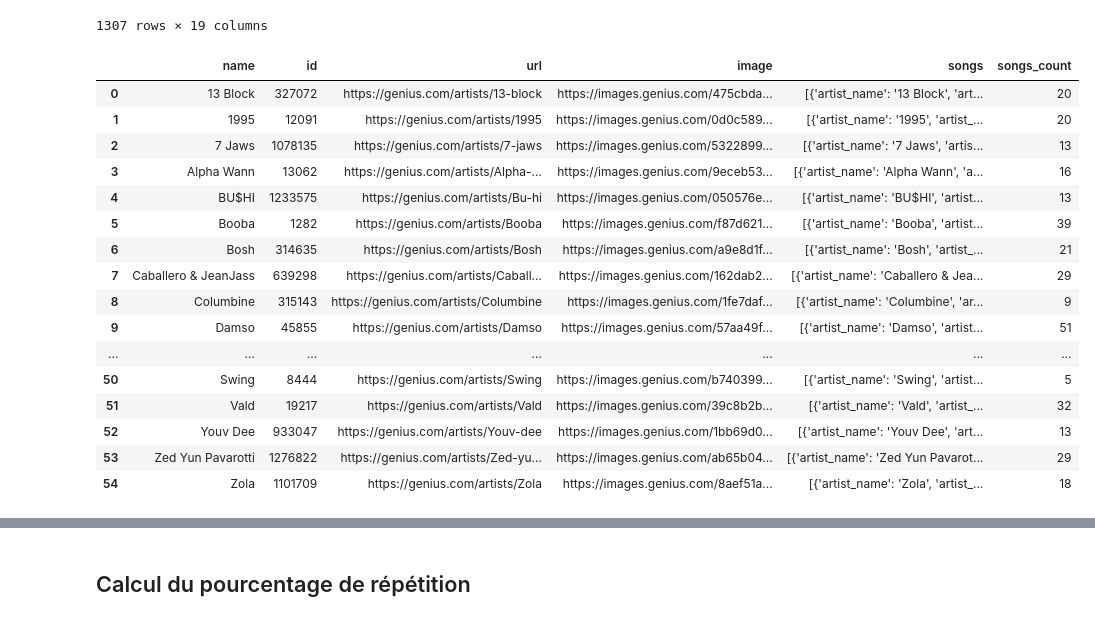
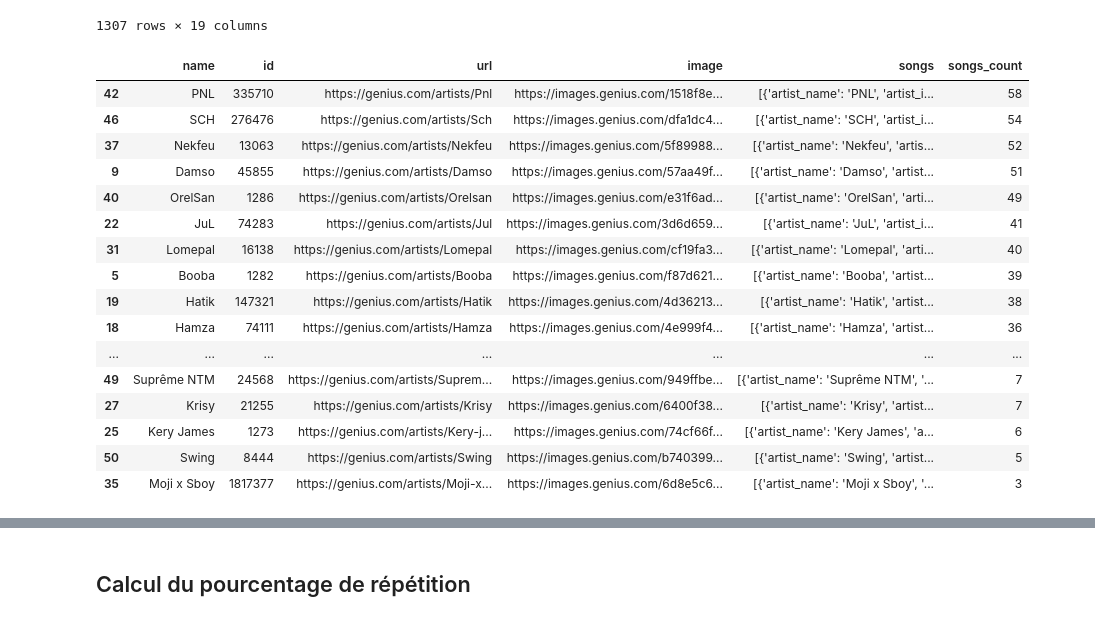
Before and after one commit to owengombas/genyus, a Jupyter notebook: notebooks/report/6_artists.ipynb, the cells around one changed output, grey strips where cells are left out. Drawn from its saved outputs; the diff is of its cells as text; code cells hidden in the pictures.

```diff
--- a/notebooks/report/6_artists.ipynb
+++ b/notebooks/report/6_artists.ipynb
@@ -51,31 +51,33 @@ songs
 # %%
 artists_songs = pd.DataFrame(songs.groupby("artist_dict").apply(lambda g: g.to_dict("records"))).reset_index()
 
 artists_songs.columns = ["artist", "songs"]
 
 artists_songs["artist"] = artists_songs["artist"].apply(lambda x: json.loads(x))
 
 artists = pd.DataFrame.from_dict(artists_songs["artist"].to_dict(), orient="index")
 
 artists["songs"] = artists_songs["songs"]
 artists["songs_count"] = artists_songs["songs"].map(lambda x: len(x))
 
+artists = artists.sort_values("songs_count", ascending=False)
+
 artists
 # %% [output]
 |  | name | id | url | image | songs | songs_count |
-| 0 | 13 Block | 327072 | https://genius.com/artists/13-block | https://images.genius.com/475cbda... | [{'artist_name': '13 Block', 'art... | 20 |
-| 1 | 1995 | 12091 | https://genius.com/artists/1995 | https://images.genius.com/0d0c589... | [{'artist_name': '1995', 'artist_... | 20 |
-| 2 | 7 Jaws | 1078135 | https://genius.com/artists/7-jaws | https://images.genius.com/5322899... | [{'artist_name': '7 Jaws', 'artis... | 13 |
-| 3 | Alpha Wann | 13062 | https://genius.com/artists/Alpha-... | https://images.genius.com/9eceb53... | [{'artist_name': 'Alpha Wann', 'a... | 16 |
-| 4 | BU$HI | 1233575 | https://genius.com/artists/Bu-hi | https://images.genius.com/050576e... | [{'artist_name': 'BU$HI', 'artist... | 13 |
+| 42 | PNL | 335710 | https://genius.com/artists/Pnl | https://images.genius.com/1518f8e... | [{'artist_name': 'PNL', 'artist_i... | 58 |
+| 46 | SCH | 276476 | https://genius.com/artists/Sch | https://images.genius.com/dfa1dc4... | [{'artist_name': 'SCH', 'artist_i... | 54 |
+| 37 | Nekfeu | 13063 | https://genius.com/artists/Nekfeu | https://images.genius.com/5f89988... | [{'artist_name': 'Nekfeu', 'artis... | 52 |
+| 9 | Damso | 45855 | https://genius.com/artists/Damso | https://images.genius.com/57aa49f... | [{'artist_name': 'Damso', 'artist... | 51 |
+| 40 | OrelSan | 1286 | https://genius.com/artists/Orelsan | https://images.genius.com/e31f6ad... | [{'artist_name': 'OrelSan', 'arti... | 49 |
+| 22 | JuL | 74283 | https://genius.com/artists/Jul | https://images.genius.com/3d6d659... | [{'artist_name': 'JuL', 'artist_i... | 41 |
+| 31 | Lomepal | 16138 | https://genius.com/artists/Lomepal | https://images.genius.com/cf19fa3... | [{'artist_name': 'Lomepal', 'arti... | 40 |
 | 5 | Booba | 1282 | https://genius.com/artists/Booba | https://images.genius.com/f87d621... | [{'artist_name': 'Booba', 'artist... | 39 |
-| 6 | Bosh | 314635 | https://genius.com/artists/Bosh | https://images.genius.com/a9e8d1f... | [{'artist_name': 'Bosh', 'artist_... | 21 |
-| 7 | Caballero & JeanJass | 639298 | https://genius.com/artists/Caball... | https://images.genius.com/162dab2... | [{'artist_name': 'Caballero & Jea... | 29 |
-| 8 | Columbine | 315143 | https://genius.com/artists/Columbine | https://images.genius.com/1fe7daf... | [{'artist_name': 'Columbine', 'ar... | 9 |
-| 9 | Damso | 45855 | https://genius.com/artists/Damso | https://images.genius.com/57aa49f... | [{'artist_name': 'Damso', 'artist... | 51 |
+| 19 | Hatik | 147321 | https://genius.com/artists/Hatik | https://images.genius.com/4d36213... | [{'artist_name': 'Hatik', 'artist... | 38 |
+| 18 | Hamza | 74111 | https://genius.com/artists/Hamza | https://images.genius.com/4e999f4... | [{'artist_name': 'Hamza', 'artist... | 36 |
 | ... | ... | ... | ... | ... | ... | ... |
+| 49 | Suprême NTM | 24568 | https://genius.com/artists/Suprem... | https://images.genius.com/949ffbe... | [{'artist_name': 'Suprême NTM', '... | 7 |
+| 27 | Krisy | 21255 | https://genius.com/artists/Krisy | https://images.genius.com/6400f38... | [{'artist_name': 'Krisy', 'artist... | 7 |
+| 25 | Kery James | 1273 | https://genius.com/artists/Kery-j... | https://images.genius.com/74cf66f... | [{'artist_name': 'Kery James', 'a... | 6 |
 | 50 | Swing | 8444 | https://genius.com/artists/Swing | https://images.genius.com/b740399... | [{'artist_name': 'Swing', 'artist... | 5 |
-| 51 | Vald | 19217 | https://genius.com/artists/Vald | https://images.genius.com/39c8b2b... | [{'artist_name': 'Vald', 'artist_... | 32 |
-| 52 | Youv Dee | 933047 | https://genius.com/artists/Youv-dee | https://images.genius.com/1bb69d0... | [{'artist_name': 'Youv Dee', 'art... | 13 |
-| 53 | Zed Yun Pavarotti | 1276822 | https://genius.com/artists/Zed-yu... | https://images.genius.com/ab65b04... | [{'artist_name': 'Zed Yun Pavarot... | 29 |
-| 54 | Zola | 1101709 | https://genius.com/artists/Zola | https://images.genius.com/8aef51a... | [{'artist_name': 'Zola', 'artist_... | 18 |
+| 35 | Moji x Sboy | 1817377 | https://genius.com/artists/Moji-x... | https://images.genius.com/6d8e5c6... | [{'artist_name': 'Moji x Sboy', '... | 3 |
```
Also changed, not shown: parts of 3 cells of this notebook, 2 other files.
